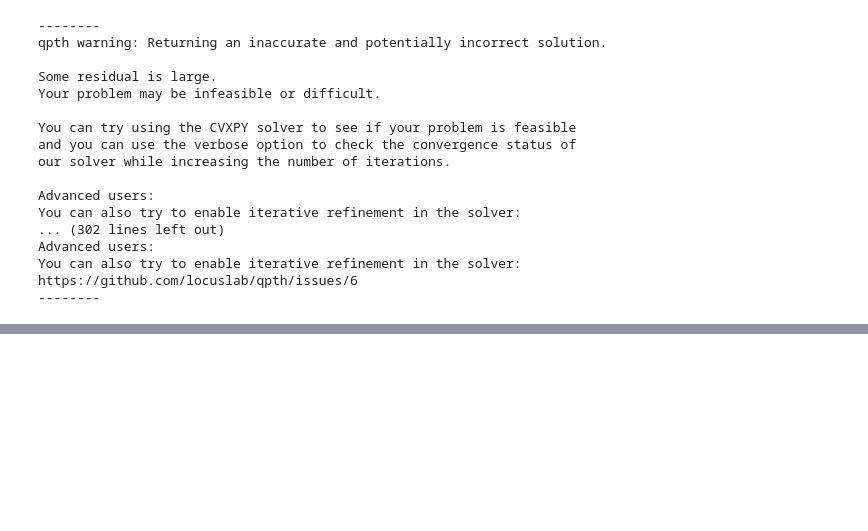
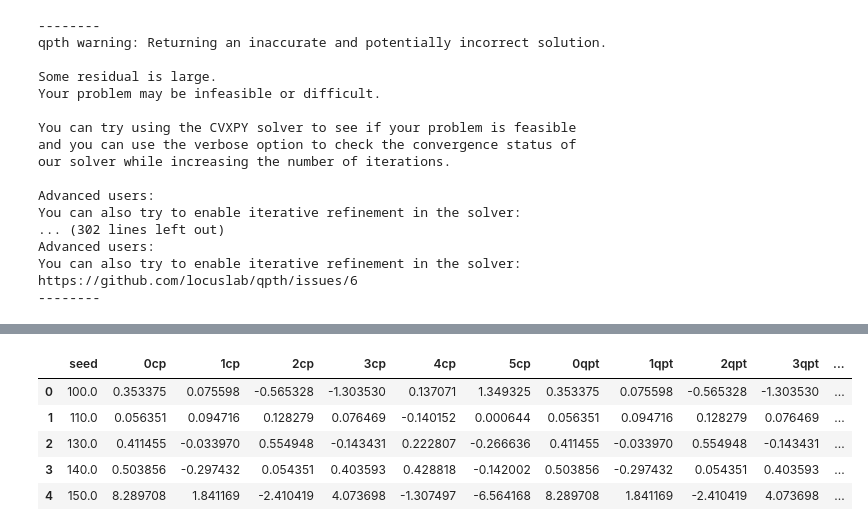
Before and after one commit to annechris13/Master-Thesis, a Jupyter notebook: test_case generation.ipynb, the cells around one changed output, grey strips where cells are left out. Saved outputs shown, nothing was run; the diff lists cells and outputs as text; code cells hidden in the pictures; blank space fills up the shorter version.

```diff
--- a/test_case generation.ipynb
+++ b/test_case generation.ipynb
@@ -27,7 +27,7 @@ def find_valid(seeds):
                 P = sqrtm(P)
                 q=np.array([r.randint(0,9) for i in range(n)]).reshape(n).astype(float)
                 G=np.array([r.randint(0,9)*((-1)**r.randint(0,1)) for i in range(m*n)]).reshape(m,n).astype(float)
-                h=np.array([0 for i in range(m)]).reshape(n).astype(float)
+                h=np.array([0 for i in range(m)]).reshape(m).astype(float)
                 A=np.array([r.randint(0,9) for i in range(p*n)]).reshape(p,n).astype(float)
                 b=np.array([r.randint(0,9) for i in range(p)]).reshape(p).astype(float)
                 try:
@@ -151,3 +151,12 @@ No of inaccurate results 22
 | 599 | 9440.0 | -4.502068 | -2.944538 | 2.931621 | 5.459911 | -6.702948 | -5.781975 | -1.024020 | -0.713167 | 0.451568 | 1.842678 | ... |
 # %%
 results.to_csv("test_cases.csv")
+# %%
+results.head()
+# %% [output]
+|  | seed | 0cp | 1cp | 2cp | 3cp | 4cp | 5cp | 0qpt | 1qpt | 2qpt | 3qpt | ... |
+| 0 | 100.0 | 0.353375 | 0.075598 | -0.565328 | -1.303530 | 0.137071 | 1.349325 | 0.353375 | 0.075598 | -0.565328 | -1.303530 | ... |
+| 1 | 110.0 | 0.056351 | 0.094716 | 0.128279 | 0.076469 | -0.140152 | 0.000644 | 0.056351 | 0.094716 | 0.128279 | 0.076469 | ... |
+| 2 | 130.0 | 0.411455 | -0.033970 | 0.554948 | -0.143431 | 0.222807 | -0.266636 | 0.411455 | -0.033970 | 0.554948 | -0.143431 | ... |
+| 3 | 140.0 | 0.503856 | -0.297432 | 0.054351 | 0.403593 | 0.428818 | -0.142002 | 0.503856 | -0.297432 | 0.054351 | 0.403593 | ... |
+| 4 | 150.0 | 8.289708 | 1.841169 | -2.410419 | 4.073698 | -1.307497 | -6.564168 | 8.289708 | 1.841169 | -2.410419 | 4.073698 | ... |
```
Also changed, not shown: 1 other file.
